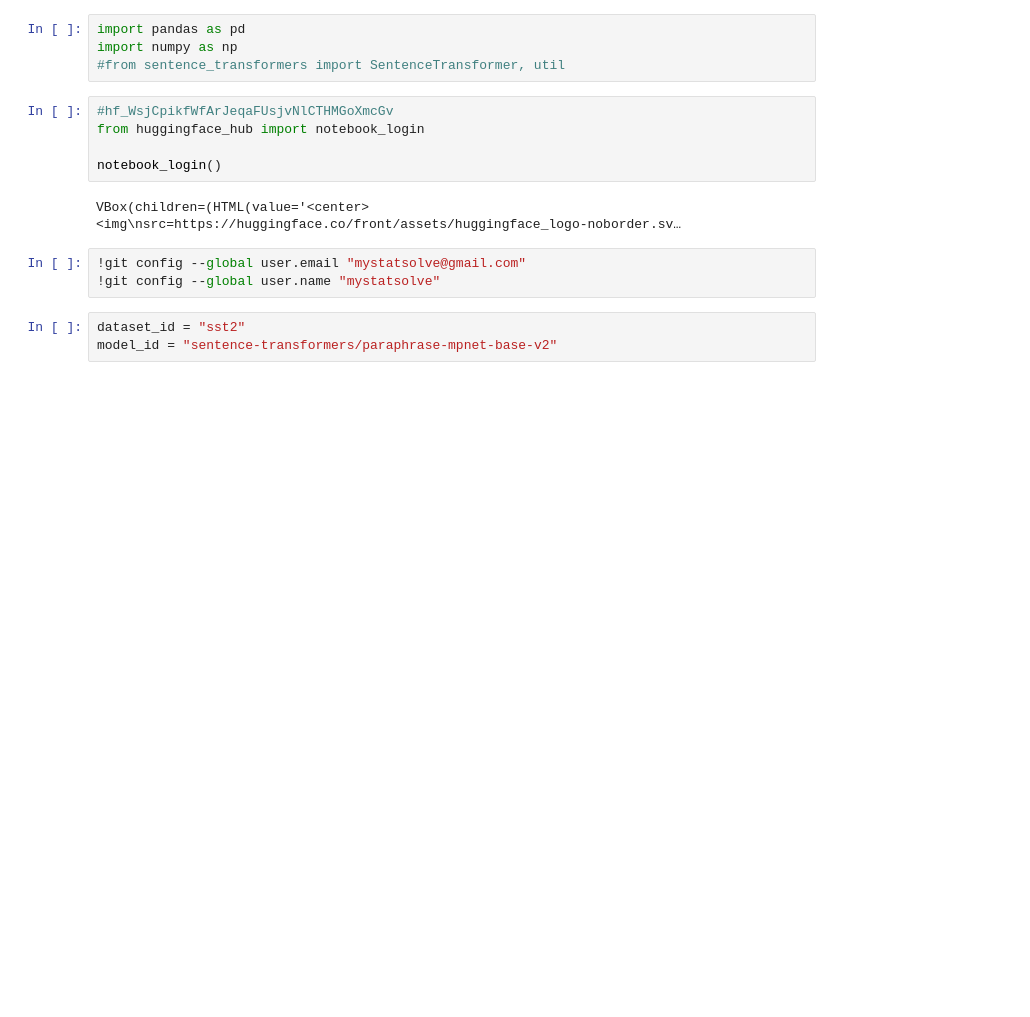
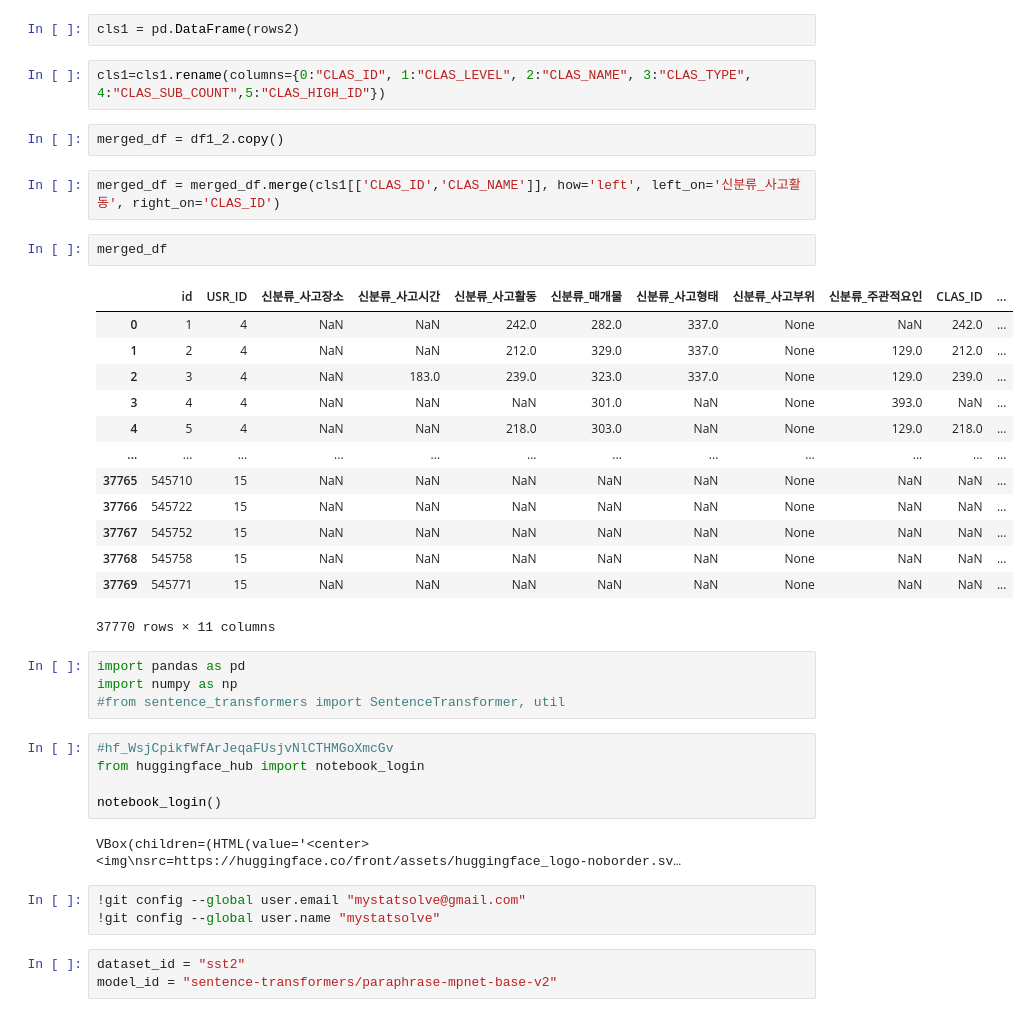
Before and after one commit to mystatsolve/fews2, a Jupyter notebook: Desktop/Woojin_Kim/NLP_text classification/School/BERT/few shot_V0.3.ipynb, the cells around one changed output. Cells and saved outputs as stored; diff of their text form; blank space fills up the shorter version.

```diff
--- a/Desktop/Woojin_Kim/NLP_text classification/School/BERT/few shot_V0.3.ipynb
+++ b/Desktop/Woojin_Kim/NLP_text classification/School/BERT/few shot_V0.3.ipynb
@@ -7,3 +74,27 @@
+# %%
+cls1 = pd.DataFrame(rows2)
+# %%
+cls1=cls1.rename(columns={0:"CLAS_ID", 1:"CLAS_LEVEL", 2:"CLAS_NAME", 3:"CLAS_TYPE", 4:"CLAS_SUB_COUNT",5:"CLAS_HIGH_ID"})
+# %%
+merged_df = df1_2.copy()
+# %%
+merged_df = merged_df.merge(cls1[['CLAS_ID','CLAS_NAME']], how='left', left_on='신분류_사고활동', right_on='CLAS_ID')
+# %%
+merged_df
+# %% [output]
+|  | id | USR_ID | 신분류_사고장소 | 신분류_사고시간 | 신분류_사고활동 | 신분류_매개물 | 신분류_사고형태 | 신분류_사고부위 | 신분류_주관적요인 | CLAS_ID | ... |
+| 0 | 1 | 4 | NaN | NaN | 242.0 | 282.0 | 337.0 | None | NaN | 242.0 | ... |
+| 1 | 2 | 4 | NaN | NaN | 212.0 | 329.0 | 337.0 | None | 129.0 | 212.0 | ... |
+| 2 | 3 | 4 | NaN | 183.0 | 239.0 | 323.0 | 337.0 | None | 129.0 | 239.0 | ... |
+| 3 | 4 | 4 | NaN | NaN | NaN | 301.0 | NaN | None | 393.0 | NaN | ... |
+| 4 | 5 | 4 | NaN | NaN | 218.0 | 303.0 | NaN | None | 129.0 | 218.0 | ... |
+| ... | ... | ... | ... | ... | ... | ... | ... | ... | ... | ... | ... |
+| 37765 | 545710 | 15 | NaN | NaN | NaN | NaN | NaN | None | NaN | NaN | ... |
+| 37766 | 545722 | 15 | NaN | NaN | NaN | NaN | NaN | None | NaN | NaN | ... |
+| 37767 | 545752 | 15 | NaN | NaN | NaN | NaN | NaN | None | NaN | NaN | ... |
+| 37768 | 545758 | 15 | NaN | NaN | NaN | NaN | NaN | None | NaN | NaN | ... |
+| 37769 | 545771 | 15 | NaN | NaN | NaN | NaN | NaN | None | NaN | NaN | ... |
+37770 rows × 11 columns
 # %%
 import pandas as pd
 import numpy as np
```
Also changed, not shown: parts of 5 cells of this notebook, 1 other file.
